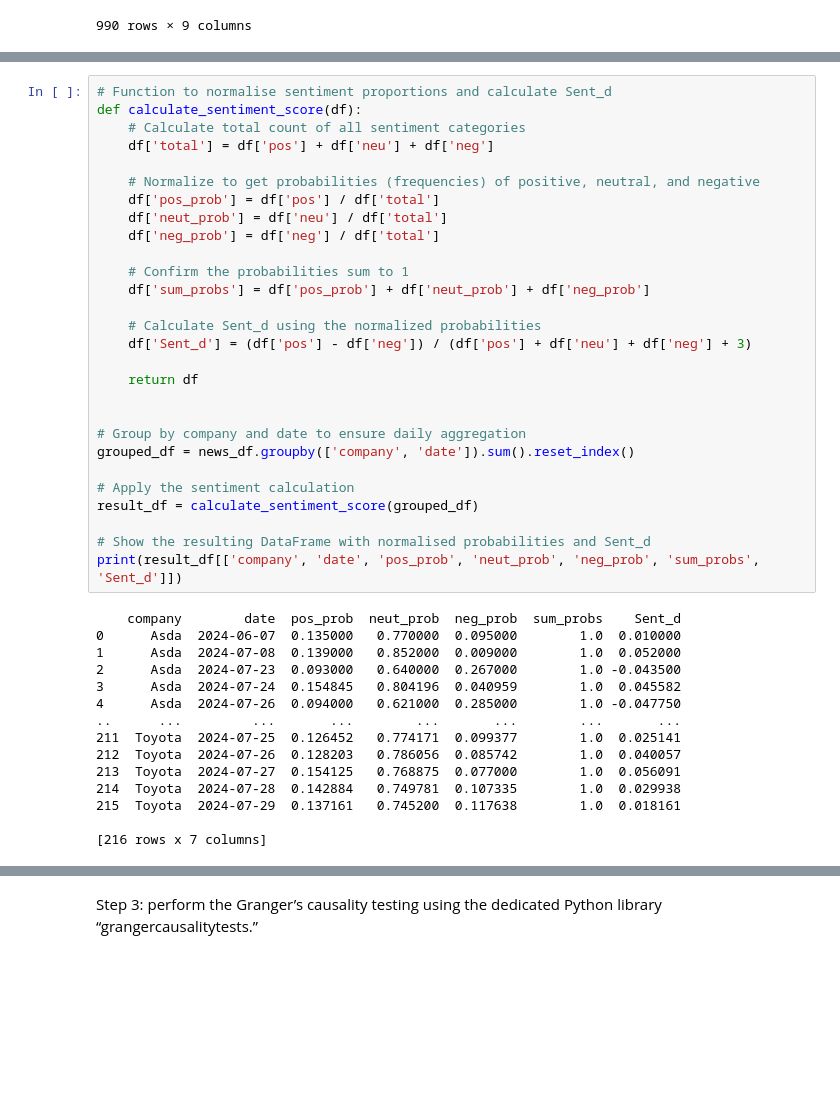
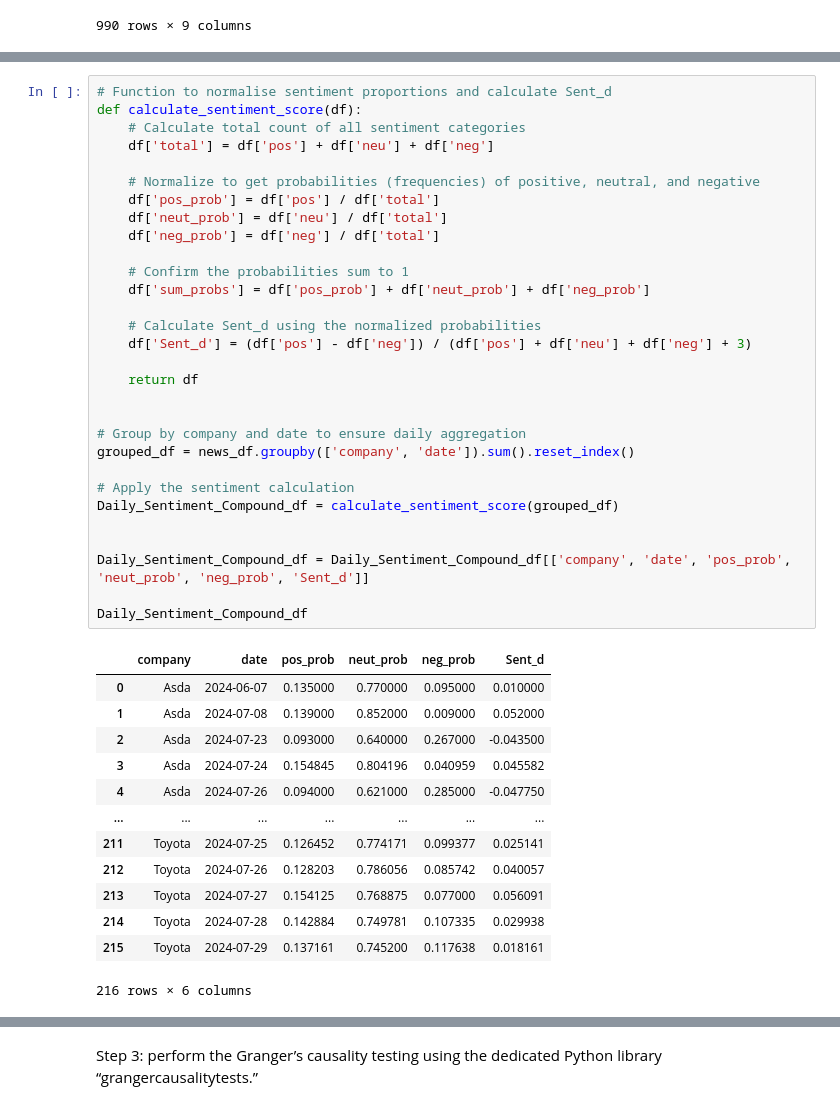
Before and after one commit to lucalto/MyMScReportRepo, a Jupyter notebook: Obj2_VolatilityPrediction/Obj2_main.ipynb, the cells around one changed output, grey strips where cells are left out. Saved outputs shown, nothing was run; the diff lists cells and outputs as text; blank space fills up the shorter version.

```diff
--- a/Obj2_VolatilityPrediction/Obj2_main.ipynb
+++ b/Obj2_VolatilityPrediction/Obj2_main.ipynb
@@ -307,43 +326,44 @@ news_df
 # %%
 # Function to normalise sentiment proportions and calculate Sent_d
 def calculate_sentiment_score(df):
     # Calculate total count of all sentiment categories
     df['total'] = df['pos'] + df['neu'] + df['neg']
 
     # Normalize to get probabilities (frequencies) of positive, neutral, and negative
     df['pos_prob'] = df['pos'] / df['total']
     df['neut_prob'] = df['neu'] / df['total']
     df['neg_prob'] = df['neg'] / df['total']
 
     # Confirm the probabilities sum to 1
     df['sum_probs'] = df['pos_prob'] + df['neut_prob'] + df['neg_prob']
 
     # Calculate Sent_d using the normalized probabilities
     df['Sent_d'] = (df['pos'] - df['neg']) / (df['pos'] + df['neu'] + df['neg'] + 3)
 
     return df
 
 
 # Group by company and date to ensure daily aggregation
 grouped_df = news_df.groupby(['company', 'date']).sum().reset_index()
 
 # Apply the sentiment calculation
-result_df = calculate_sentiment_score(grouped_df)
+Daily_Sentiment_Compound_df = calculate_sentiment_score(grouped_df)
 
-# Show the resulting DataFrame with normalised probabilities and Sent_d
-print(result_df[['company', 'date', 'pos_prob', 'neut_prob', 'neg_prob', 'sum_probs', 'Sent_d']])
+
+Daily_Sentiment_Compound_df = Daily_Sentiment_Compound_df[['company', 'date', 'pos_prob', 'neut_prob', 'neg_prob', 'Sent_d']]
+
+Daily_Sentiment_Compound_df
 # %% [output]
+|  | company | date | pos_prob | neut_prob | neg_prob | Sent_d |
+| 0 | Asda | 2024-06-07 | 0.135000 | 0.770000 | 0.095000 | 0.010000 |
+| 1 | Asda | 2024-07-08 | 0.139000 | 0.852000 | 0.009000 | 0.052000 |
+| 2 | Asda | 2024-07-23 | 0.093000 | 0.640000 | 0.267000 | -0.043500 |
+| 3 | Asda | 2024-07-24 | 0.154845 | 0.804196 | 0.040959 | 0.045582 |
+| 4 | Asda | 2024-07-26 | 0.094000 | 0.621000 | 0.285000 | -0.047750 |
+| ... | ... | ... | ... | ... | ... | ... |
+| 211 | Toyota | 2024-07-25 | 0.126452 | 0.774171 | 0.099377 | 0.025141 |
+| 212 | Toyota | 2024-07-26 | 0.128203 | 0.786056 | 0.085742 | 0.040057 |
+| 213 | Toyota | 2024-07-27 | 0.154125 | 0.768875 | 0.077000 | 0.056091 |
+| 214 | Toyota | 2024-07-28 | 0.142884 | 0.749781 | 0.107335 | 0.029938 |
+| 215 | Toyota | 2024-07-29 | 0.137161 | 0.745200 | 0.117638 | 0.018161 |
-    company        date  pos_prob  neut_prob  neg_prob  sum_probs    Sent_d
-0      Asda  2024-06-07  0.135000   0.770000  0.095000        1.0  0.010000
-1      Asda  2024-07-08  0.139000   0.852000  0.009000        1.0  0.052000
-2      Asda  2024-07-23  0.093000   0.640000  0.267000        1.0 -0.043500
-3      Asda  2024-07-24  0.154845   0.804196  0.040959        1.0  0.045582
-4      Asda  2024-07-26  0.094000   0.621000  0.285000        1.0 -0.047750
-..      ...         ...       ...        ...       ...        ...       ...
-211  Toyota  2024-07-25  0.126452   0.774171  0.099377        1.0  0.025141
-212  Toyota  2024-07-26  0.128203   0.786056  0.085742        1.0  0.040057
-213  Toyota  2024-07-27  0.154125   0.768875  0.077000        1.0  0.056091
-214  Toyota  2024-07-28  0.142884   0.749781  0.107335        1.0  0.029938
-215  Toyota  2024-07-29  0.137161   0.745200  0.117638        1.0  0.018161
-
-[216 rows x 7 columns]
+216 rows × 6 columns
```
Also changed, not shown: parts of 19 cells of this notebook.
